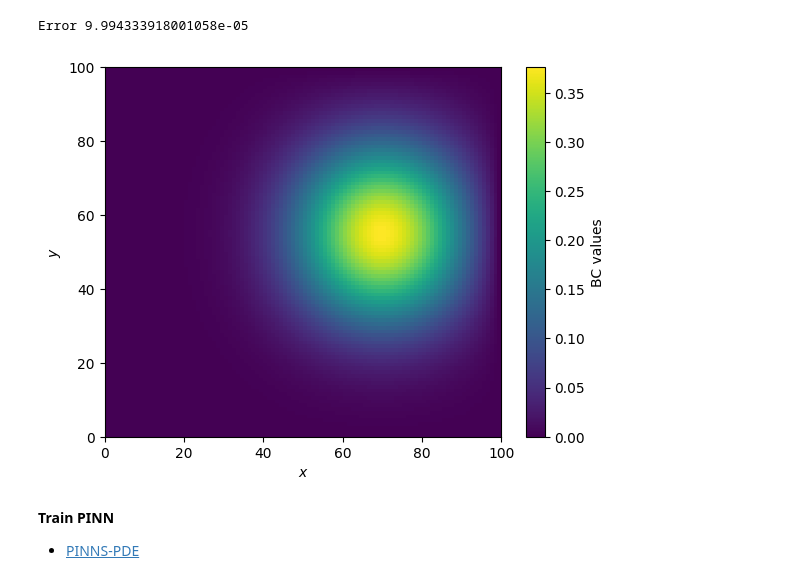
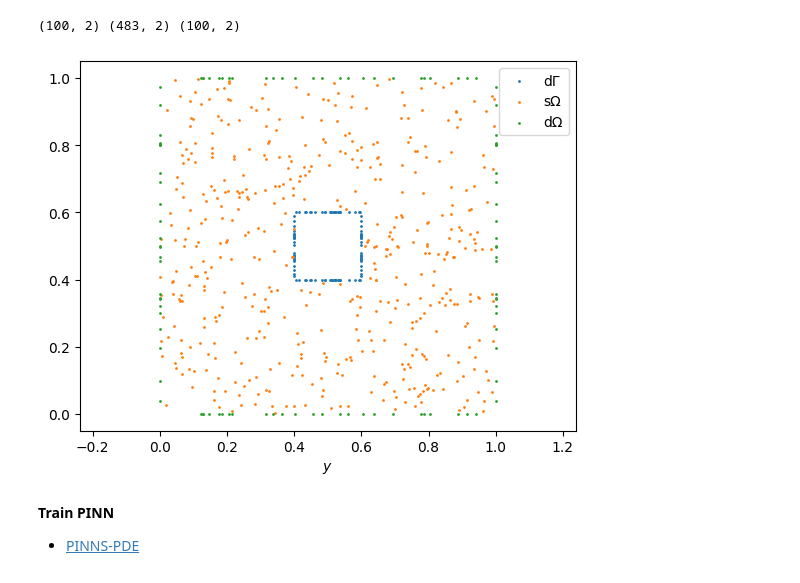
Before and after one commit to EITLabworks/PINNs-EIT, a Jupyter notebook: 2d_electrode_cube.ipynb, the cells around one changed output. Drawn from its saved outputs; the diff is of its cells as text; code cells hidden in the pictures.

```diff
--- a/2d_electrode_cube.ipynb
+++ b/2d_electrode_cube.ipynb
@@ -91,37 +22,25 @@ plt.show()
-# %%
-convergence = 1e-4
-maxsteps = 10
-iterations = 0
-diff = convergence + 1
-
-Nx = A.shape[1]
-Ny = A.shape[0]
-
-while iterations < maxsteps or diff > convergence:
-    Atemp = A.copy()
-    diff = 0.0
-
-    for y in range(1, Ny - 1):
-        for x in range(1, Nx - 1):
-            A[y, x] = 0.25 * (
-                Atemp[y, x + 1] + Atemp[y, x - 1] + Atemp[y + 1, x] + Atemp[y - 1, x]
-            )
-            diff += np.abs(A[y, x] - Atemp[y, x])
-
-    diff /= Nx * Ny
-    iterations += 1
-
-print("Error", diff)
-# %% [output]
-Error 9.994333918001058e-05
-# %%
-plt.pcolormesh(A)
-plt.colorbar(label="BC values")
-plt.xlabel("$x$")
-plt.ylabel("$y$")
-plt.show()
-# %% [output]
-[figure]
+# %%
+n_points = 100
+
+dΓ_pts = Γ.generate_edge_points(n_pts=n_points)
+sΩ_pts = Ω.generate_surface_points(n_pts=500)
+sΩ_pts = exclude_points_in_region(sΩ_pts,Γ)
+dΩ_pts = Ω.generate_edge_points(n_pts=n_points)
+
+print(dΓ_pts.shape, sΩ_pts.shape, dΩ_pts.shape)
+# %% [output]
+(100, 2) (483, 2) (100, 2)
+# %%
+plt.scatter(dΓ_pts[:,0],dΓ_pts[:,1],s=1,label="dΓ")
+plt.scatter(sΩ_pts[:,0],sΩ_pts[:,1],s=1,label="sΩ")
+plt.scatter(dΩ_pts[:,0],dΩ_pts[:,1],s=1,label="dΩ")
+plt.xlabel("$x$")
+plt.xlabel("$y$")
+plt.axis("equal")
+plt.legend()
+plt.show()
+# %% [output]
+[figure, added]
 # %% [markdown]
 **Train PINN**
 - [PINNS-PDE](https://github.com/hubertbaty/PINNS-PDE/tree/main)
```
Also changed, not shown: parts of 24 cells of this notebook, 4 other files.
